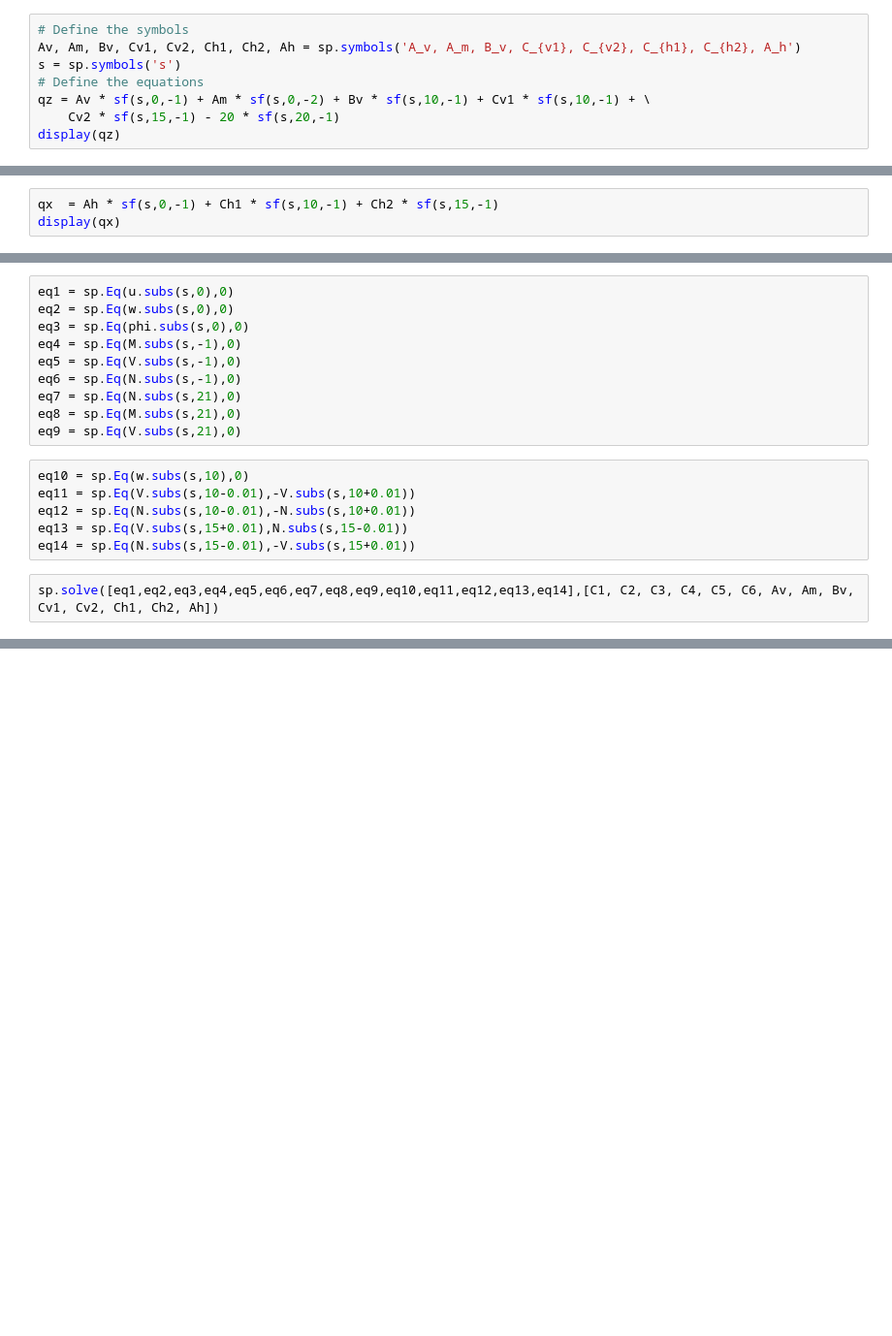
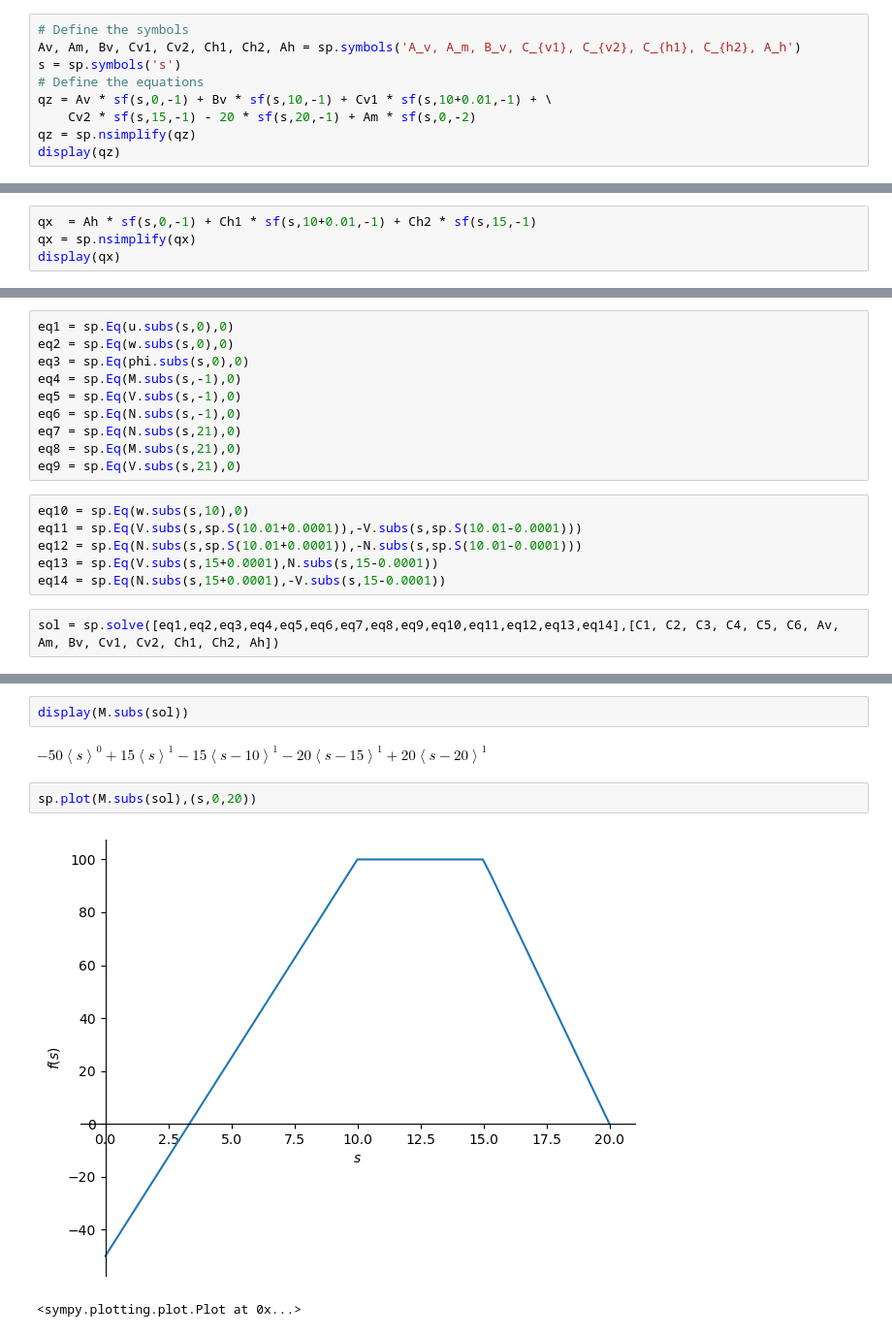
Before and after one commit to Tom-van-Woudenberg/Macaulay-various, a Jupyter notebook: eenlijn.ipynb, the cells around one changed output, grey strips where cells are left out. Shown at 97% size. Saved outputs shown, nothing was run; the diff lists cells and outputs as text; blank space fills up the shorter version.

```diff
--- a/eenlijn.ipynb
+++ b/eenlijn.ipynb
@@ -6,7 +6,8 @@ sf = sp.SingularityFunction
 Av, Am, Bv, Cv1, Cv2, Ch1, Ch2, Ah = sp.symbols('A_v, A_m, B_v, C_{v1}, C_{v2}, C_{h1}, C_{h2}, A_h')
 s = sp.symbols('s')
 # Define the equations
-qz = Av * sf(s,0,-1) + Am * sf(s,0,-2) + Bv * sf(s,10,-1) + Cv1 * sf(s,10,-1) + \
-    Cv2 * sf(s,15,-1) - 20 * sf(s,20,-1)
+qz = Av * sf(s,0,-1) + Bv * sf(s,10,-1) + Cv1 * sf(s,10+0.01,-1) + \
+    Cv2 * sf(s,15,-1) - 20 * sf(s,20,-1) + Am * sf(s,0,-2)
+qz = sp.nsimplify(qz)
 display(qz)
 # %% [output]
@@ -14,4 +15,5 @@ $\displaystyle A_{m} {\left\langle s \right\rangle}^{-2} + A_{v} {\left\langle s
 # %%
-qx  = Ah * sf(s,0,-1) + Ch1 * sf(s,10,-1) + Ch2 * sf(s,15,-1)
+qx  = Ah * sf(s,0,-1) + Ch1 * sf(s,10+0.01,-1) + Ch2 * sf(s,15,-1)
+qx = sp.nsimplify(qx)
 display(qx)
 # %% [output]
@@ -41,9 +43,9 @@ eq8 = sp.Eq(M.subs(s,21),0)
 eq9 = sp.Eq(V.subs(s,21),0)
 # %%
 eq10 = sp.Eq(w.subs(s,10),0)
-eq11 = sp.Eq(V.subs(s,10-0.01),-V.subs(s,10+0.01))
-eq12 = sp.Eq(N.subs(s,10-0.01),-N.subs(s,10+0.01))
-eq13 = sp.Eq(V.subs(s,15+0.01),N.subs(s,15-0.01))
-eq14 = sp.Eq(N.subs(s,15-0.01),-V.subs(s,15+0.01))
+eq11 = sp.Eq(V.subs(s,sp.S(10.01+0.0001)),-V.subs(s,sp.S(10.01-0.0001)))
+eq12 = sp.Eq(N.subs(s,sp.S(10.01+0.0001)),-N.subs(s,sp.S(10.01-0.0001)))
+eq13 = sp.Eq(V.subs(s,15+0.0001),N.subs(s,15-0.0001))
+eq14 = sp.Eq(N.subs(s,15+0.0001),-V.subs(s,15-0.0001))
 # %%
-sp.solve([eq1,eq2,eq3,eq4,eq5,eq6,eq7,eq8,eq9,eq10,eq11,eq12,eq13,eq14],[C1, C2, C3, C4, C5, C6, Av, Am, Bv, Cv1, Cv2, Ch1, Ch2, Ah])
+sol = sp.solve([eq1,eq2,eq3,eq4,eq5,eq6,eq7,eq8,eq9,eq10,eq11,eq12,eq13,eq14],[C1, C2, C3, C4, C5, C6, Av, Am, Bv, Cv1, Cv2, Ch1, Ch2, Ah])
@@ -53,0 +69,9 @@ M.subs
+# %%
+display(M.subs(sol))
+# %% [output]
+$\displaystyle - 50 {\left\langle s \right\rangle}^{0} + 15 {\left\langle s \right\rangle}^{1} - 15 {\left\langle s - 10 \right\rangle}^{1} - 20 {\left\langle s - 15 \right\rangle}^{1} + 20 {\left\langle s - 20 \right\rangle}^{1}$
+# %%
+sp.plot(M.subs(sol),(s,0,20))
+# %% [output]
+[figure, added]
+<sympy.plotting.plot.Plot at 0x...>
```
Also changed, not shown: parts of 8 cells of this notebook.
